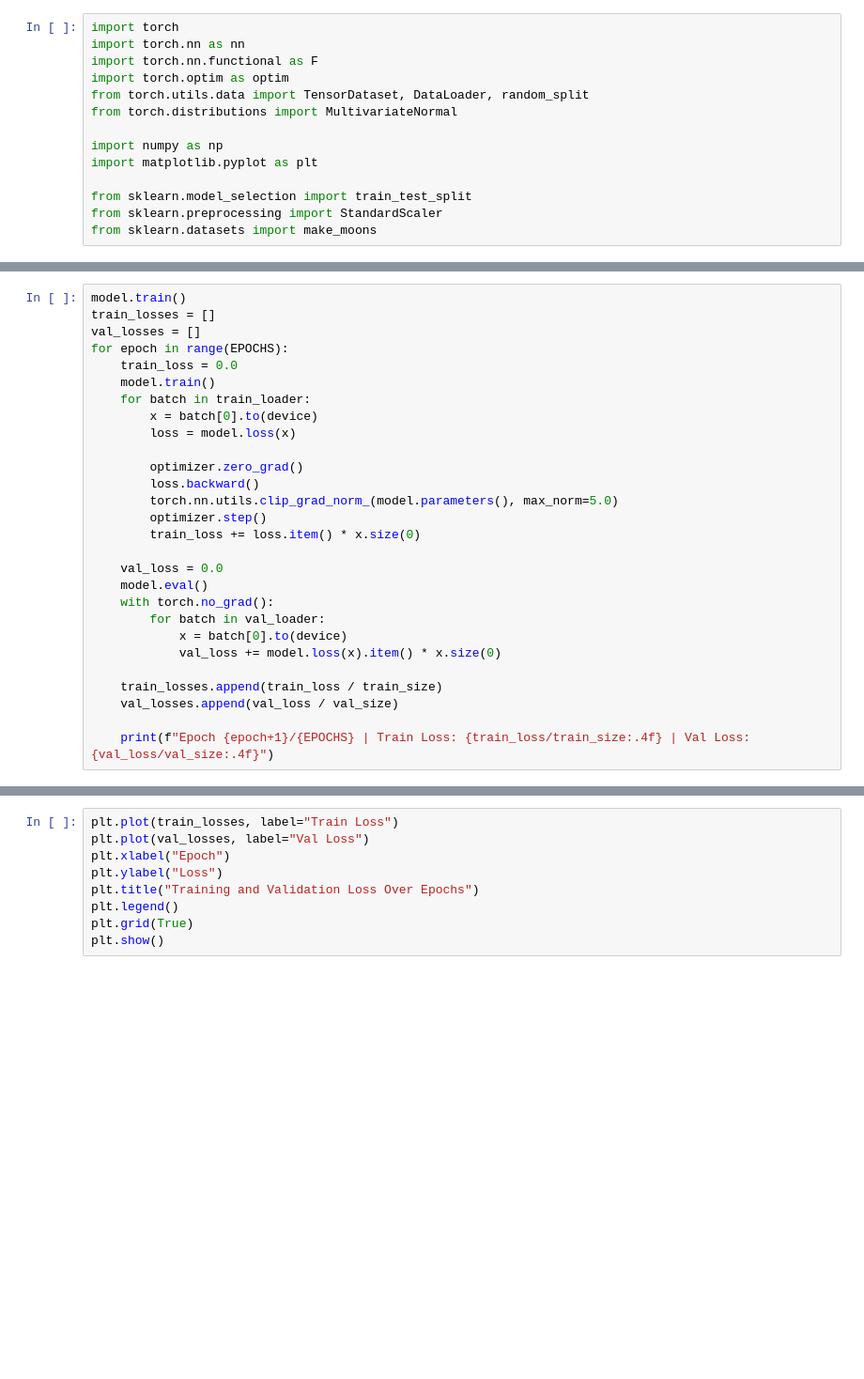
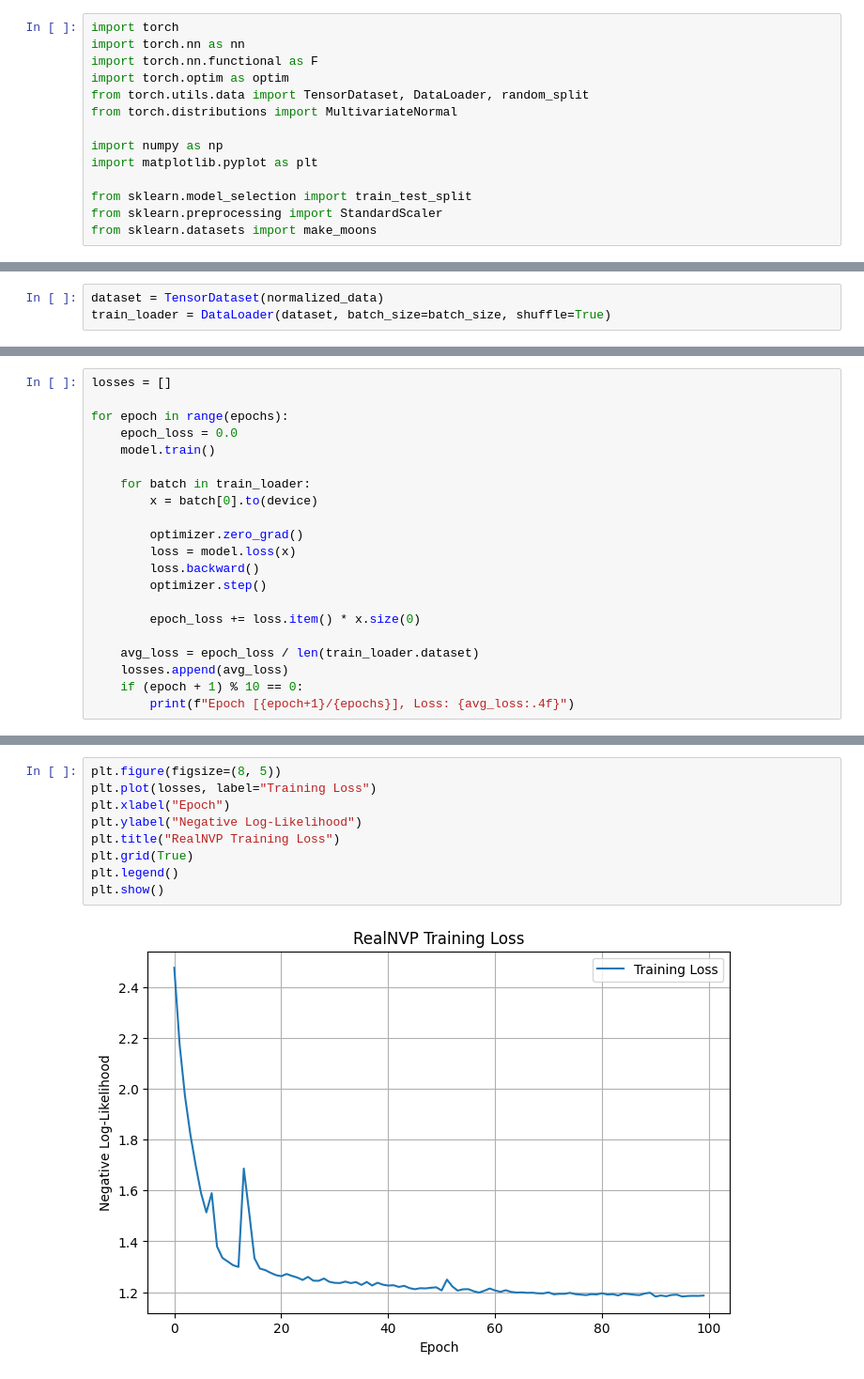
Before and after one commit to changezakram/Deep-Generative-Models, a Jupyter notebook: normalizing_flow_pytorch.ipynb, the cells around one changed output, grey strips where cells are left out. Shown at 94% size. Saved outputs shown, nothing was run; the diff lists cells and outputs as text; blank space fills up the shorter version.

```diff
--- a/normalizing_flow_pytorch.ipynb
+++ b/normalizing_flow_pytorch.ipynb
@@ -168 +144,4 @@ class RealNVP(nn.Module):
+# %%
+dataset = TensorDataset(normalized_data)
+train_loader = DataLoader(dataset, batch_size=batch_size, shuffle=True)
 # %%
@@ -183,29 +150,22 @@ val_loader = DataLoader(val_data, batch_size=256)
 # %%
-model.train()
-train_losses = []
-val_losses = []
-for epoch in range(EPOCHS):
-    train_loss = 0.0
+losses = []
+
+for epoch in range(epochs):
+    epoch_loss = 0.0
     model.train()
+
     for batch in train_loader:
         x = batch[0].to(device)
-        loss = model.loss(x)
 
         optimizer.zero_grad()
+        loss = model.loss(x)
         loss.backward()
-        torch.nn.utils.clip_grad_norm_(model.parameters(), max_norm=5.0)
         optimizer.step()
-        train_loss += loss.item() * x.size(0)
 
-    val_loss = 0.0
-    model.eval()
-    with torch.no_grad():
-        for batch in val_loader:
-            x = batch[0].to(device)
-            val_loss += model.loss(x).item() * x.size(0)
+        epoch_loss += loss.item() * x.size(0)
 
-    train_losses.append(train_loss / train_size)
-    val_losses.append(val_loss / val_size)
-
-    print(f"Epoch {epoch+1}/{EPOCHS} | Train Loss: {train_loss/train_size:.4f} | Val Loss: {val_loss/val_size:.4f}")
+    avg_loss = epoch_loss / len(train_loader.dataset)
+    losses.append(avg_loss)
+    if (epoch + 1) % 10 == 0:
+        print(f"Epoch [{epoch+1}/{epochs}], Loss: {avg_loss:.4f}")
 # %% [output]
@@ -213,9 +182,11 @@ RuntimeError: Expected all tensors to be on the same device, but found at least
 # %%
-plt.plot(train_losses, label="Train Loss")
-plt.plot(val_losses, label="Val Loss")
+plt.figure(figsize=(8, 5))
+plt.plot(losses, label="Training Loss")
 plt.xlabel("Epoch")
-plt.ylabel("Loss")
-plt.title("Training and Validation Loss Over Epochs")
+plt.ylabel("Negative Log-Likelihood")
+plt.title("RealNVP Training Loss")
+plt.grid(True)
 plt.legend()
-plt.grid(True)
 plt.show()
+# %% [output]
+[figure, added]
```
Also changed, not shown: parts of 19 cells of this notebook.
